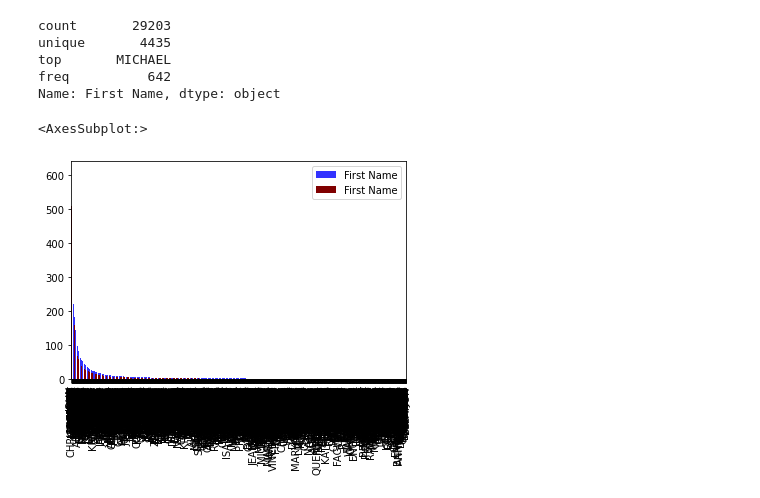
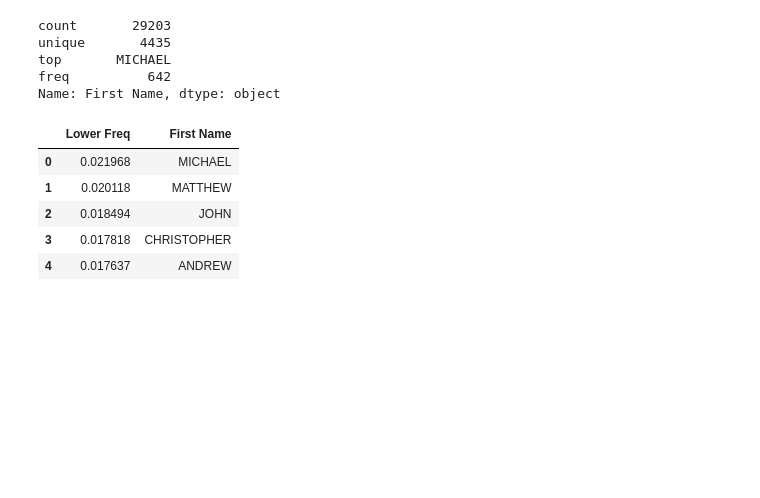
Before and after one commit to Ifiht/python-statistics, a Jupyter notebook: nomen.ipynb, the cells around one changed output. Saved outputs shown, nothing was run; the diff lists cells and outputs as text; code cells hidden in the pictures; blank space fills up the shorter version.

```diff
--- a/nomen.ipynb
+++ b/nomen.ipynb
@@ -105,9 +105,3 @@ unique       4435
 top       MICHAEL
 freq          642
 Name: First Name, dtype: object
-# %%
-ax = lower['First Name'].value_counts().plot(kind='bar', color='blue', width=.75, legend=True, alpha=0.8)
-upper['First Name'].value_counts().plot(kind='bar', color='maroon', width=.5, alpha=1, legend=True)
-# %% [output]
-<AxesSubplot:>
-[figure, removed]
@@ -113,0 +119,9 @@ upper['First Name'].value_counts().plot(kind='bar', color='maroon', width=.5, al
+# %%
+lwr_norm3.head()
+# %% [output]
+|  | Lower Freq | First Name |
+| 0 | 0.021968 | MICHAEL |
+| 1 | 0.020118 | MATTHEW |
+| 2 | 0.018494 | JOHN |
+| 3 | 0.017818 | CHRISTOPHER |
+| 4 | 0.017637 | ANDREW |
```
Also changed, not shown: parts of 6 cells of this notebook.
